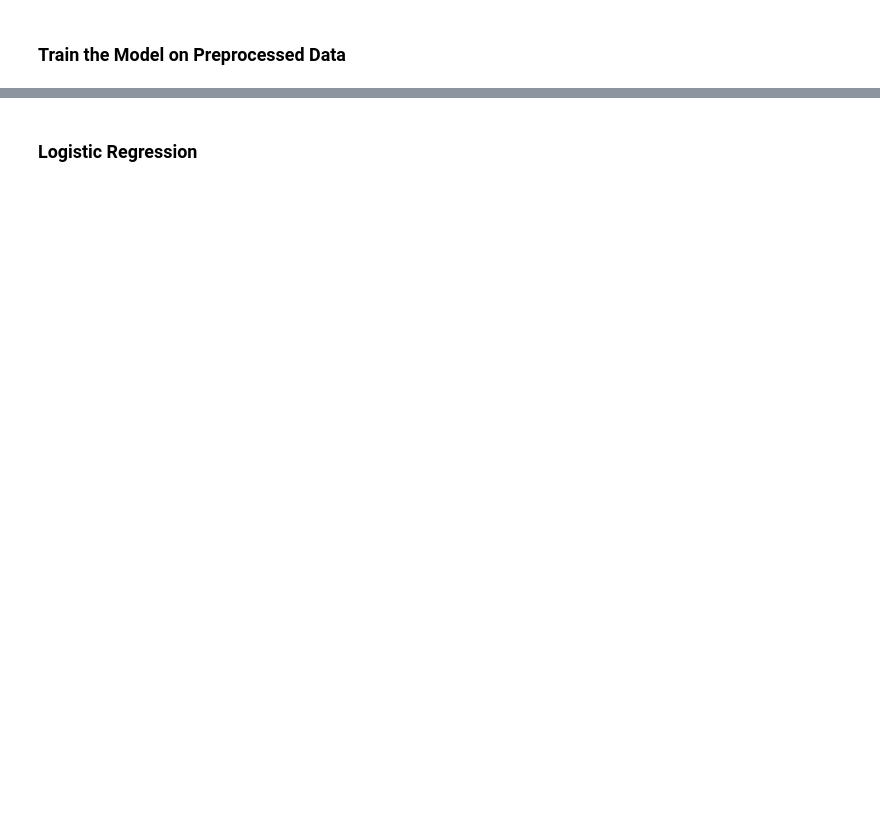
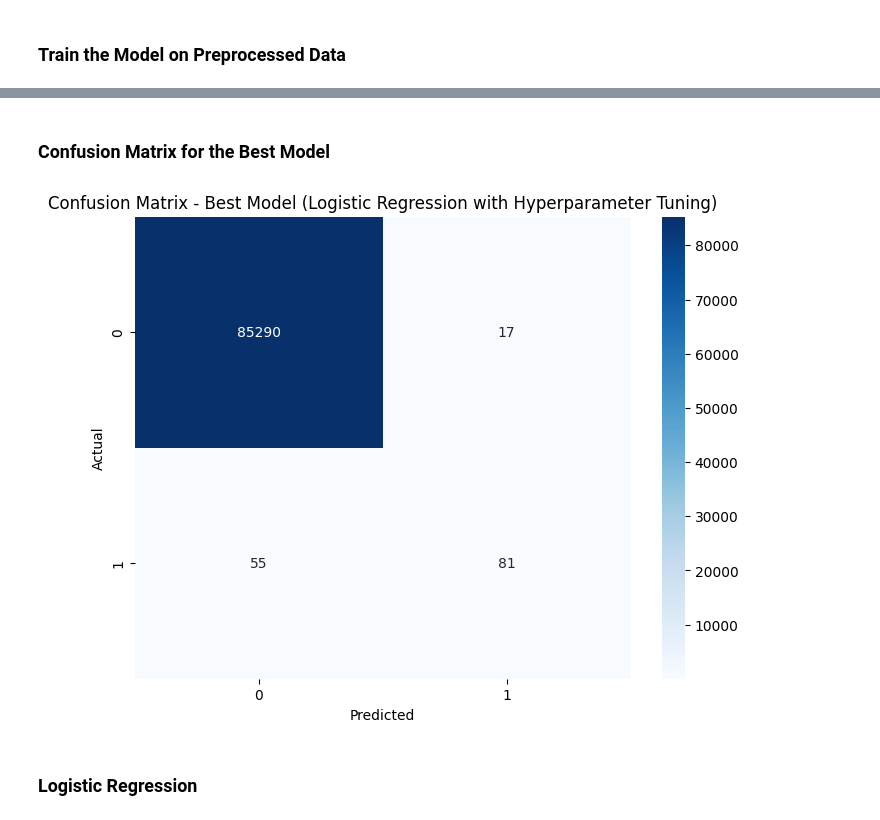
Before and after one commit to fjadidi2001/DataScienceJourney, a Jupyter notebook: Homework_1_Student_Version.ipynb, the cells around one changed output, grey strips where cells are left out. Cells and saved outputs as stored; diff of their text form; code cells hidden in the pictures; blank space fills up the shorter version.

```diff
--- a/Homework_1_Student_Version.ipynb
+++ b/Homework_1_Student_Version.ipynb
@@ -490,0 +495,32 @@ weighted avg       1.00      1.00      1.00     85443
+# %%
+from sklearn.model_selection import GridSearchCV
+
+# Define parameter grid for hyperparameter tuning
+param_grid = {
+    'C': [0.01, 0.1, 1, 10, 100],
+    'solver': ['liblinear', 'lbfgs']
+}
+
+# Grid search with cross-validation
+grid_search = GridSearchCV(LogisticRegression(max_iter=1000), param_grid, cv=kf, scoring='accuracy', n_jobs=-1)
+grid_search.fit(X_train, y_train)
+
+# Best model
+best_model = grid_search.best_estimator_
+
+# Evaluate best model on test set
+y_pred_best = best_model.predict(X_test)
+accuracy_best = accuracy_score(y_test, y_pred_best)
+recall_best = recall_score(y_test, y_pred_best)
+precision_best = precision_score(y_test, y_pred_best)
+conf_matrix_best = confusion_matrix(y_test, y_pred_best)
+classification_report_best = classification_report(y_test, y_pred_best)
+
+print("Best Model - Logistic Regression with Hyperparameter Tuning")
+print(f"Accuracy: {accuracy_best}")
+print(f"Recall: {recall_best}")
+print(f"Precision: {precision_best}")
+print("Confusion Matrix:")
+print(conf_matrix_best)
+print("Classification Report:")
+print(classification_report_best)
@@ -491,2 +578,17 @@ weighted avg       1.00      1.00      1.00     85443
+# %% [markdown]
+### Confusion Matrix for the Best Model
+# %%
+# Best Model Confusion Matrix
+conf_matrix_best = confusion_matrix(y_test, y_pred_best)
+
+# Plot confusion matrix for the best model
+plt.figure(figsize=(8, 6))
+sns.heatmap(conf_matrix_best, annot=True, fmt='d', cmap='Blues')
+plt.title('Confusion Matrix - Best Model (Logistic Regression with Hyperparameter Tuning)')
+plt.xlabel('Predicted')
+plt.ylabel('Actual')
+plt.show()
+# %% [output]
+[figure, added]
 # %% [markdown]
 ### Logistic Regression
```
Also changed, not shown: parts of 38 cells of this notebook.
